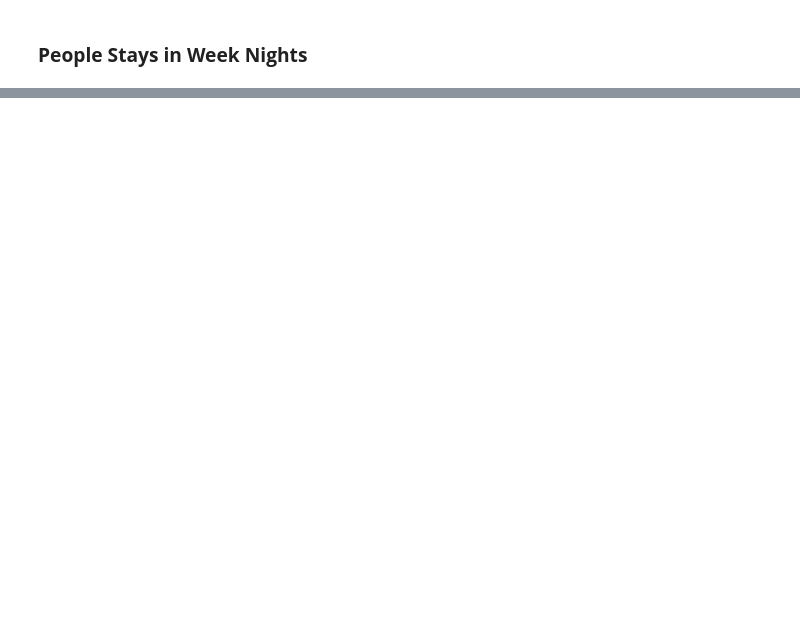
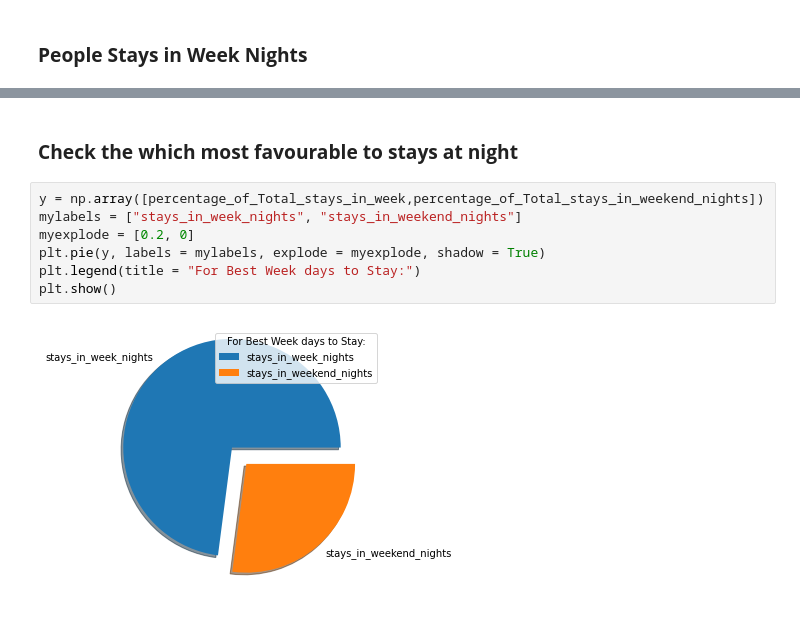
Before and after one commit to pinaki1010/Hotel_Booking_Analysis_EDA, a Jupyter notebook: Hotel_Booking_Analysis_Capstone_Project.ipynb, the cells around one changed output, grey strips where cells are left out. Drawn from its saved outputs; the diff is of its cells as text; blank space fills up the shorter version.

```diff
--- a/Hotel_Booking_Analysis_Capstone_Project.ipynb
+++ b/Hotel_Booking_Analysis_Capstone_Project.ipynb
@@ -196,0 +257,11 @@ plt.show()
+# %% [markdown]
+### **Check the which most favourable to stays at night**
+# %%
+y = np.array([percentage_of_Total_stays_in_week,percentage_of_Total_stays_in_weekend_nights])
+mylabels = ["stays_in_week_nights", "stays_in_weekend_nights"]
+myexplode = [0.2, 0]
+plt.pie(y, labels = mylabels, explode = myexplode, shadow = True)
+plt.legend(title = "For Best Week days to Stay:")
+plt.show()
+# %% [output]
+[figure, added]
```
Also changed, not shown: parts of 10 cells of this notebook.
